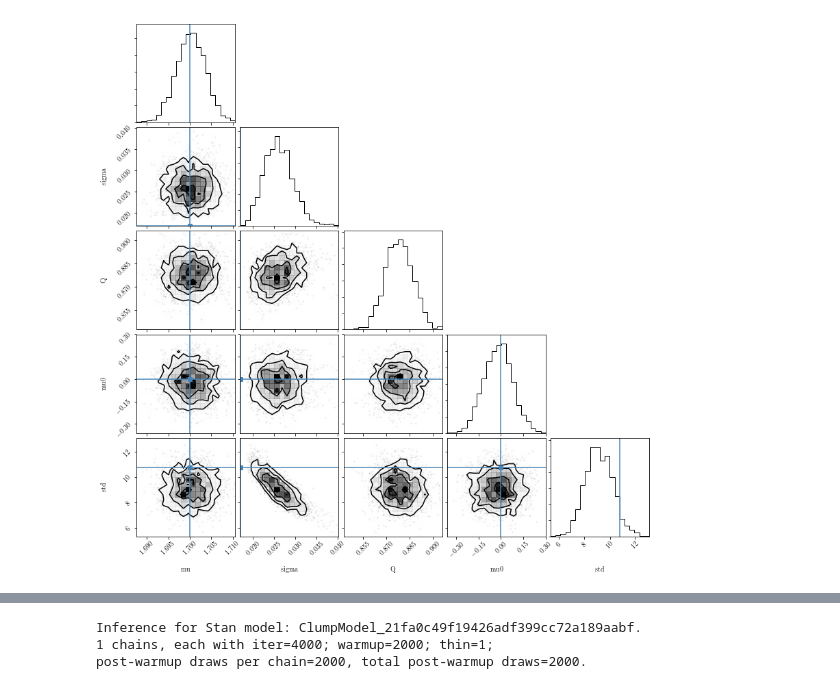
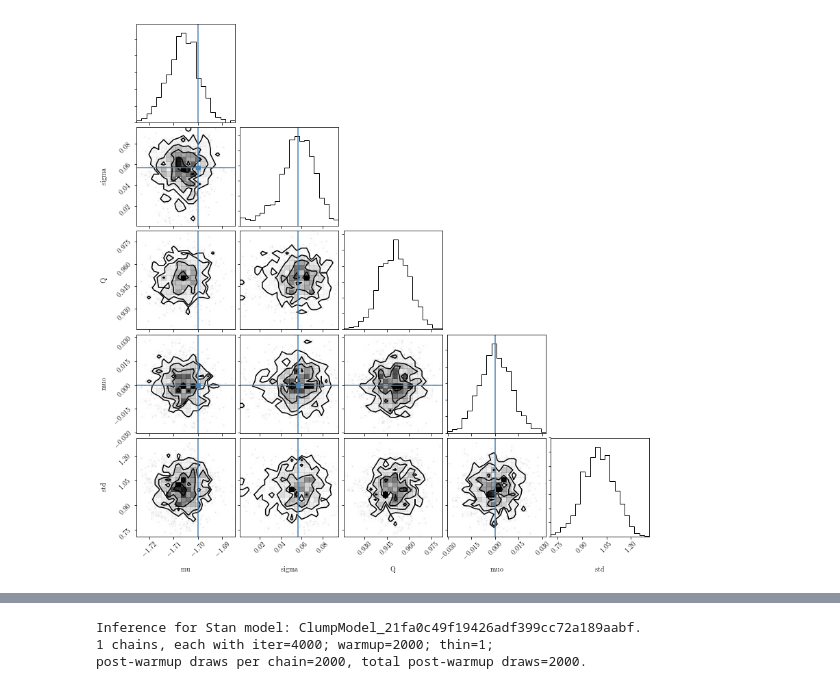
Before and after one commit to ojhall94/GAIA, a Jupyter notebook: hbmm_synth.ipynb, the cells around one changed output, grey strips where cells are left out. Saved outputs shown, nothing was run; the diff lists cells and outputs as text; code cells hidden in the pictures.

Commit message:
Added further cross-testing with the yu18 hbmm on the synthetic and regular data. Added bolometric corrections by Casagrande.

```diff
--- a/hbmm_synth.ipynb
+++ b/hbmm_synth.ipynb
@@ -8,10 +8,10 @@ def normal(x, mu, sigma):
     return (1/np.sqrt(2*np.pi*sigma**2)) * np.exp(-(x - mu)**2/(2*sigma**2))
 # %%
 npts = 1000
-sigma = 0.017
-mean = 1.7
+sigma = 0.05
+mean = -1.7
 M_true = np.random.randn(npts) * sigma + mean
-unc = 0.1
+unc = 0.2
 M = M_true + np.random.randn(npts) * unc
 sns.distplot(M, label='M')
 sns.distplot(M_true, label='Mtrue')
@@ -22,7 +22,10 @@ plt.legend()
 # %%
-npts = 300
+npts = 100
 sigma0 = 0.2
-mean0=1.7
+tsigma0 = 0.2/sigma - mean
+print(tsigma0)
+print(sigma0)
+mean0=-1.7
 M_true0 = np.random.randn(npts) * sigma0 + mean0
 M0 = M_true0 + np.random.randn(npts) * unc
 sns.distplot(M0, label='M0')
@@ -81,13 +92,13 @@ INFO:pystan:COMPILING THE C++ CODE FOR MODEL ClumpModel_a88993faaada9d5390272b81
 d = np.append(M, M0)
 dat = {'N': len(d),
       'M': d,
-      'tau': unc}
-start = [{'mu':1.7,
-         'sigma':0.02,
-         'mu0':0.,
-         'std':0.2/0.017-1.0,
-         'Q':0.77}]
-fit = sm.sampling(data=dat, iter=4000, chains=1)
+      'M_err': np.ones(len(d))*unc}
+start = [{'mu':-1.7,
+         'sigma':0.05,
+         'muo':0.,
+         'sigo':tsigma0,
+         'Q':0.91}]
+fit = sm.sampling(data=dat, iter=2000, chains=1)
 # %%
 fit.plot()
 plt.show()
@@ -96,11 +107,11 @@ plt.show()
 # %%
 import corner
-chain = np.array([fit['mu'],fit['sigma'],fit['Q'],fit['mu0'],fit['std']]).T
-truths=[1.7,0.017,0.77,0.,0.2/0.017-1.0]
-corner.corner(chain,labels=['mu','sigma','Q','mu0','std'],truths=truths)
+chain = np.array([fit['mu'],fit['sigma'],fit['Q'],fit['muo'],fit['sigo']]).T
+truths=[mean,sigma,len(M)/len(d),0.,tsigma0]
+corner.corner(chain,labels=['mu','sigma','Q','muo','std'],truths=truths)
 plt.show()
 # %% [output]
-[figure, old version]
+[figure, new version]
 # %%
 mu = np.median(fit['mu'])
 sigma = np.median(fit['sigma'])
```
Also changed, not shown: parts of 7 cells of this notebook, 3 other files.
